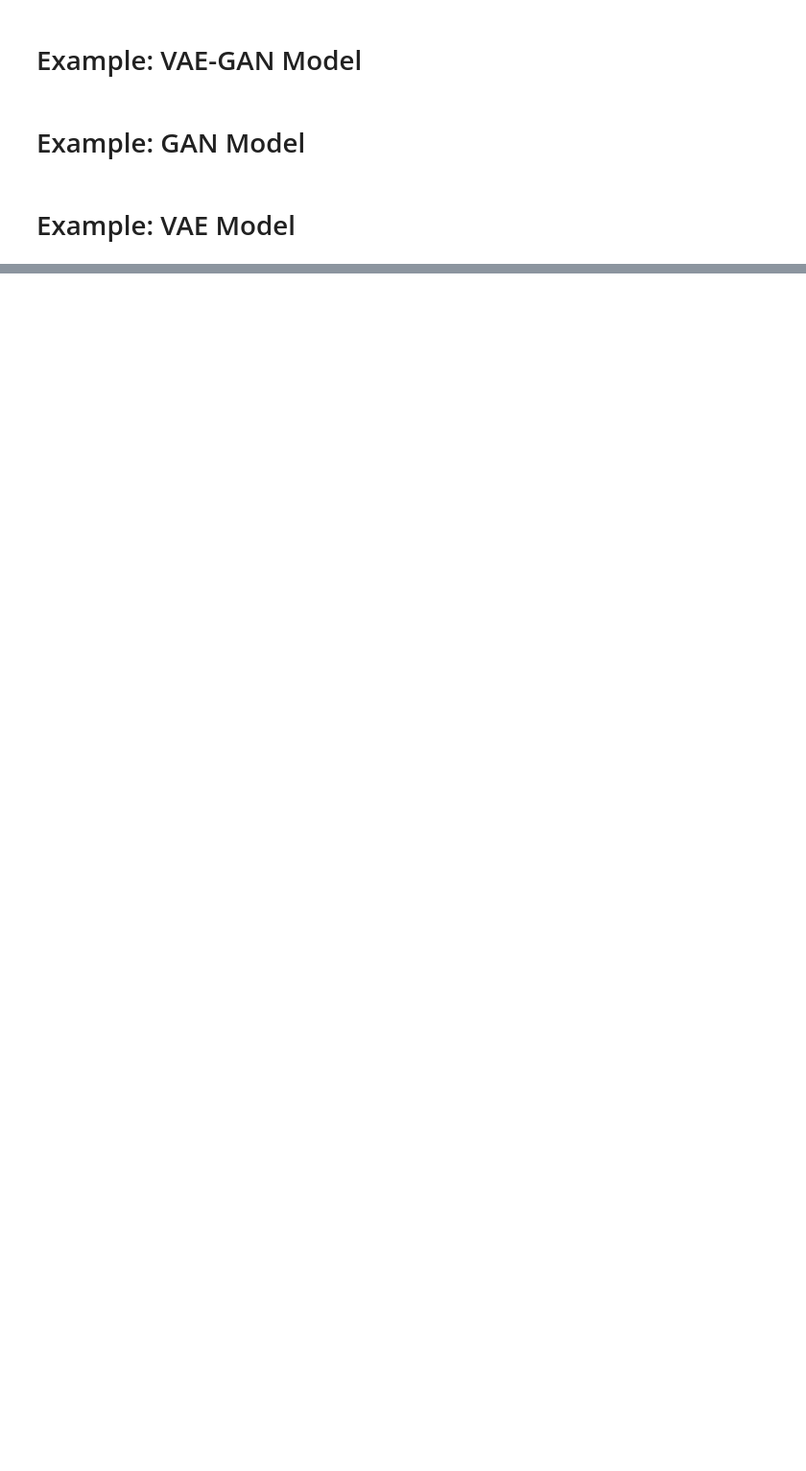
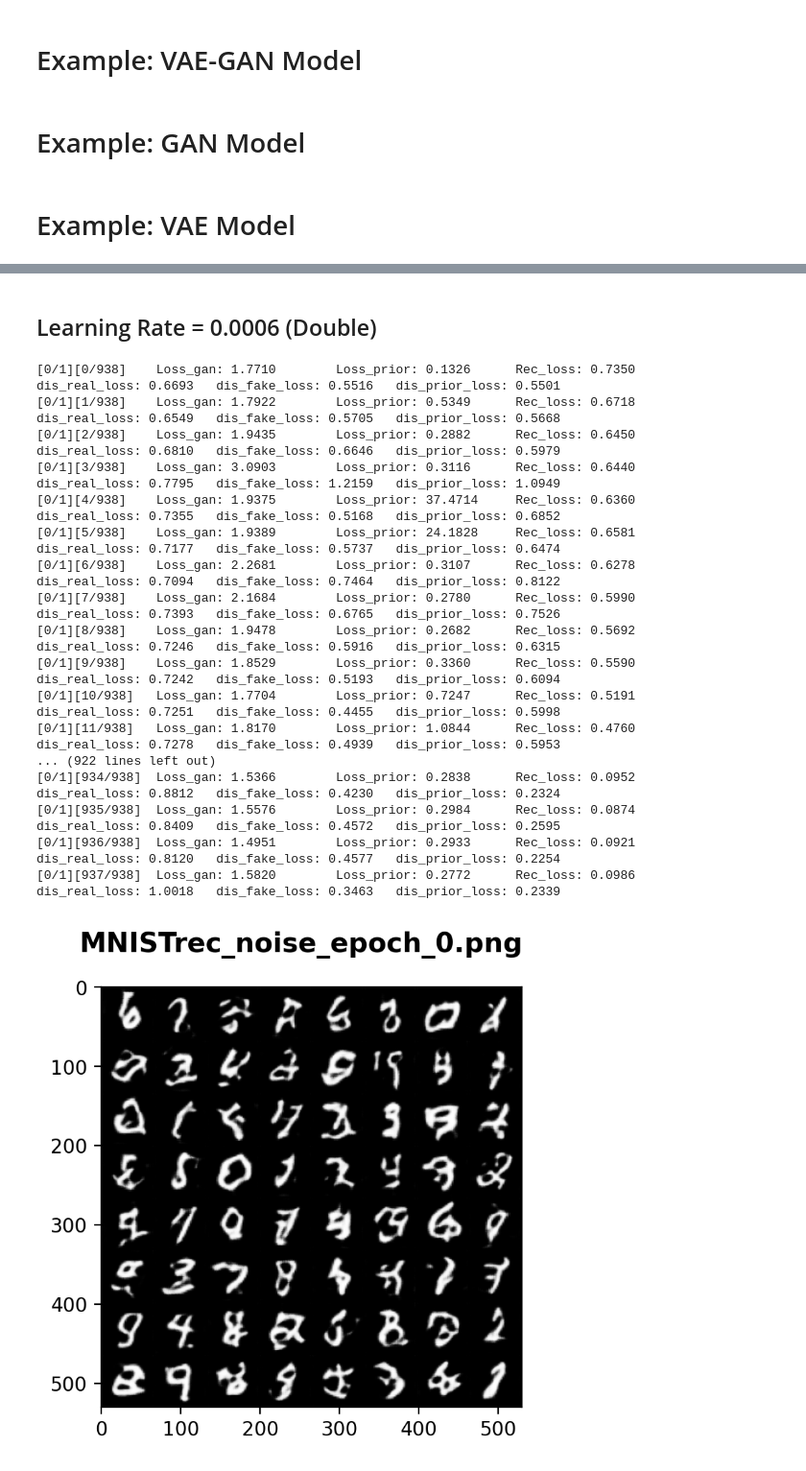
Before and after one commit to rutavshah/CSC413_Project, a Jupyter notebook: CSC413_Project.ipynb, the cells around one changed output, grey strips where cells are left out. Shown at 96% size. Saved outputs shown, nothing was run; the diff lists cells and outputs as text; code cells hidden in the pictures; blank space fills up the shorter version.

```diff
--- a/CSC413_Project.ipynb
+++ b/CSC413_Project.ipynb
@@ -550,0 +573,23 @@ tensor([[[[-0.9668, -0.9797, -0.9872,  ..., -0.9883, -0.9782, -0.9651],
+# %% [markdown]
+## Learning Rate = 0.0006 (Double)
+# %%
+train_VAE_GAN(lr=0.0006, data_loader=dataloader, model_name="VAE_GAN_model_lr=6e-4")
+# %% [output]
+[0/1][0/938]    Loss_gan: 1.7710        Loss_prior: 0.1326      Rec_loss: 0.7350        dis_real_loss: 0.6693   dis_fake_loss: 0.5516   dis_prior_loss: 0.5501
+[0/1][1/938]    Loss_gan: 1.7922        Loss_prior: 0.5349      Rec_loss: 0.6718        dis_real_loss: 0.6549   dis_fake_loss: 0.5705   dis_prior_loss: 0.5668
+[0/1][2/938]    Loss_gan: 1.9435        Loss_prior: 0.2882      Rec_loss: 0.6450        dis_real_loss: 0.6810   dis_fake_loss: 0.6646   dis_prior_loss: 0.5979
+[0/1][3/938]    Loss_gan: 3.0903        Loss_prior: 0.3116      Rec_loss: 0.6440        dis_real_loss: 0.7795   dis_fake_loss: 1.2159   dis_prior_loss: 1.0949
+[0/1][4/938]    Loss_gan: 1.9375        Loss_prior: 37.4714     Rec_loss: 0.6360        dis_real_loss: 0.7355   dis_fake_loss: 0.5168   dis_prior_loss: 0.6852
+[0/1][5/938]    Loss_gan: 1.9389        Loss_prior: 24.1828     Rec_loss: 0.6581        dis_real_loss: 0.7177   dis_fake_loss: 0.5737   dis_prior_loss: 0.6474
+[0/1][6/938]    Loss_gan: 2.2681        Loss_prior: 0.3107      Rec_loss: 0.6278        dis_real_loss: 0.7094   dis_fake_loss: 0.7464   dis_prior_loss: 0.8122
+[0/1][7/938]    Loss_gan: 2.1684        Loss_prior: 0.2780      Rec_loss: 0.5990        dis_real_loss: 0.7393   dis_fake_loss: 0.6765   dis_prior_loss: 0.7526
+[0/1][8/938]    Loss_gan: 1.9478        Loss_prior: 0.2682      Rec_loss: 0.5692        dis_real_loss: 0.7246   dis_fake_loss: 0.5916   dis_prior_loss: 0.6315
+[0/1][9/938]    Loss_gan: 1.8529        Loss_prior: 0.3360      Rec_loss: 0.5590        dis_real_loss: 0.7242   dis_fake_loss: 0.5193   dis_prior_loss: 0.6094
+[0/1][10/938]   Loss_gan: 1.7704        Loss_prior: 0.7247      Rec_loss: 0.5191        dis_real_loss: 0.7251   dis_fake_loss: 0.4455   dis_prior_loss: 0.5998
+[0/1][11/938]   Loss_gan: 1.8170        Loss_prior: 1.0844      Rec_loss: 0.4760        dis_real_loss: 0.7278   dis_fake_loss: 0.4939   dis_prior_loss: 0.5953
+... (922 lines left out)
+[0/1][934/938]  Loss_gan: 1.5366        Loss_prior: 0.2838      Rec_loss: 0.0952        dis_real_loss: 0.8812   dis_fake_loss: 0.4230   dis_prior_loss: 0.2324
+[0/1][935/938]  Loss_gan: 1.5576        Loss_prior: 0.2984      Rec_loss: 0.0874        dis_real_loss: 0.8409   dis_fake_loss: 0.4572   dis_prior_loss: 0.2595
+[0/1][936/938]  Loss_gan: 1.4951        Loss_prior: 0.2933      Rec_loss: 0.0921        dis_real_loss: 0.8120   dis_fake_loss: 0.4577   dis_prior_loss: 0.2254
+[0/1][937/938]  Loss_gan: 1.5820        Loss_prior: 0.2772      Rec_loss: 0.0986        dis_real_loss: 1.0018   dis_fake_loss: 0.3463   dis_prior_loss: 0.2339
+[figure, added]
```
Also changed, not shown: parts of 17 cells of this notebook.
